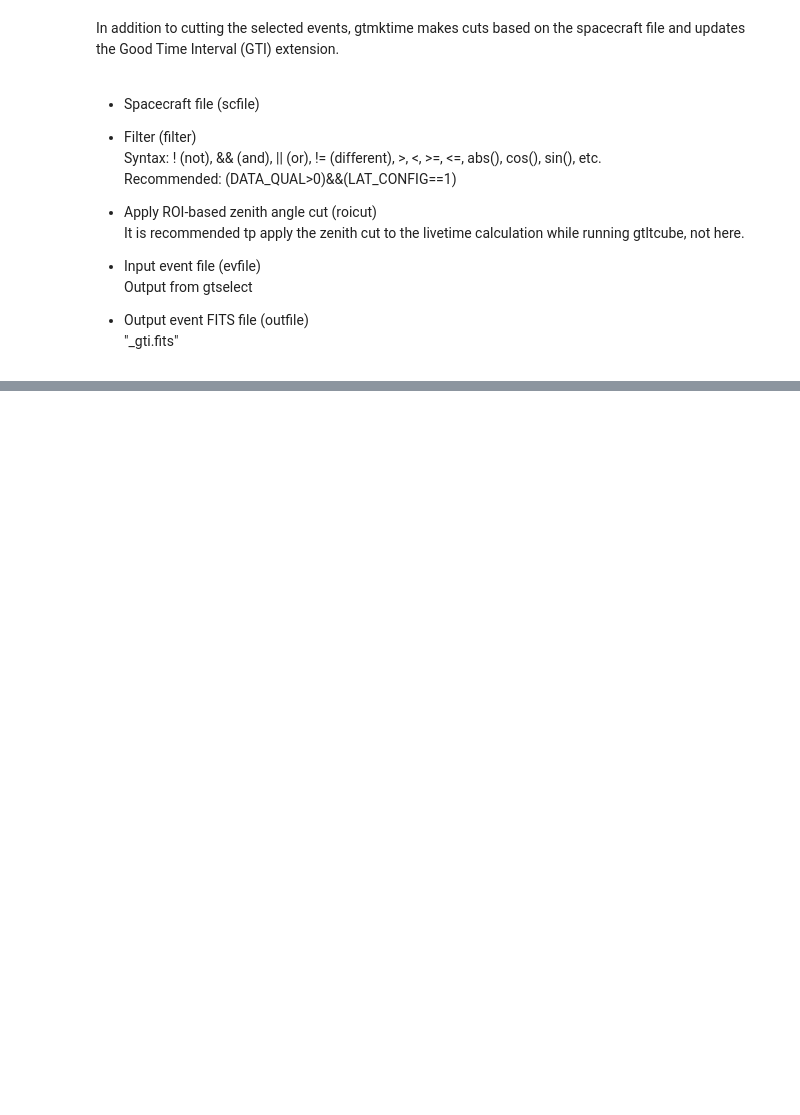
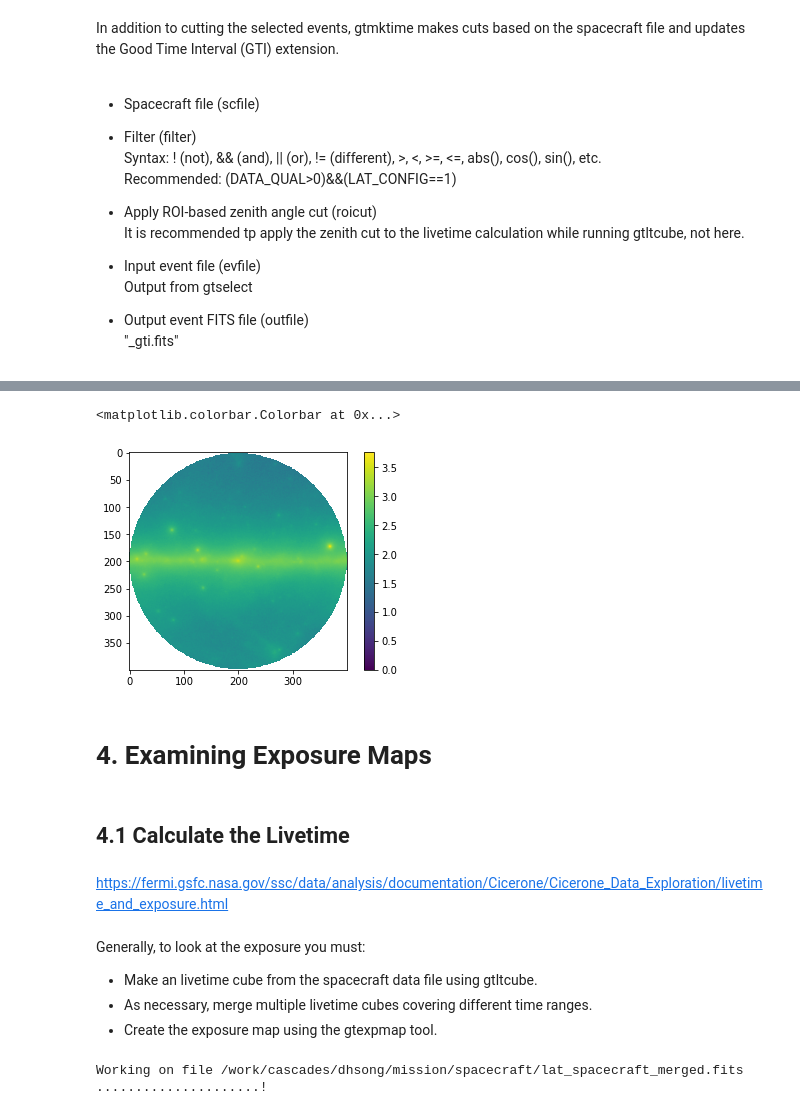
Before and after one commit to sdh0618/Fermi-Analysis, a Jupyter notebook: 1-Data-Selection.ipynb, the cells around one changed output, grey strips where cells are left out. Saved outputs shown, nothing was run; the diff lists cells and outputs as text; code cells hidden in the pictures; blank space fills up the shorter version.

```diff
--- a/1-Data-Selection.ipynb
+++ b/1-Data-Selection.ipynb
@@ -115,0 +316,2 @@ gtmktime
+# %%
+py_GC_20x20_cmap = fits.open('./temp/py_GC_20x20_cmap.fits')
@@ -115,0 +325,36 @@ gtmktime
+# %%
+plt.imshow(np.log10(py_GC_20x20_cmap[0].data))
+plt.colorbar()
+# %% [output]
+<matplotlib.colorbar.Colorbar at 0x...>
+[figure, added]
+# %% [markdown]
+# 4. Examining Exposure Maps
+# %% [markdown]
+## 4.1 Calculate the Livetime
+# %% [markdown]
+https://fermi.gsfc.nasa.gov/ssc/data/analysis/documentation/Cicerone/Cicerone_Data_Exploration/livetime_and_exposure.html
+# %% [markdown]
+Generally, to look at the exposure you must:
+- Make an livetime cube from the spacecraft data file using gtltcube.
+- As necessary, merge multiple livetime cubes covering different time ranges.
+- Create the exposure map using the gtexpmap tool.
+# %%
+!gtltcube zmax = 90 \
+    evfile = ./temp/GC_20x20_filtered_gti.fits \
+    scfile = /work/cascades/dhsong/mission/spacecraft/lat_spacecraft_merged.fits \
+    outfile = ./temp/GC_20x20_ltcube.fits \
+    dcostheta = 0.025 \
+    binsz = 1
+
+#### gtltcube Parameters:
+# Event data file
+# Spacecraft data file
+# Output file
+# Step size in cos(theta) (0.:1.)
+# Pixel size (degrees)
+#
+# May take a while to finish
+# %% [output]
+Working on file /work/cascades/dhsong/mission/spacecraft/lat_spacecraft_merged.fits
+.....................!
```
Also changed, not shown: parts of 44 cells of this notebook, 3 other files.
